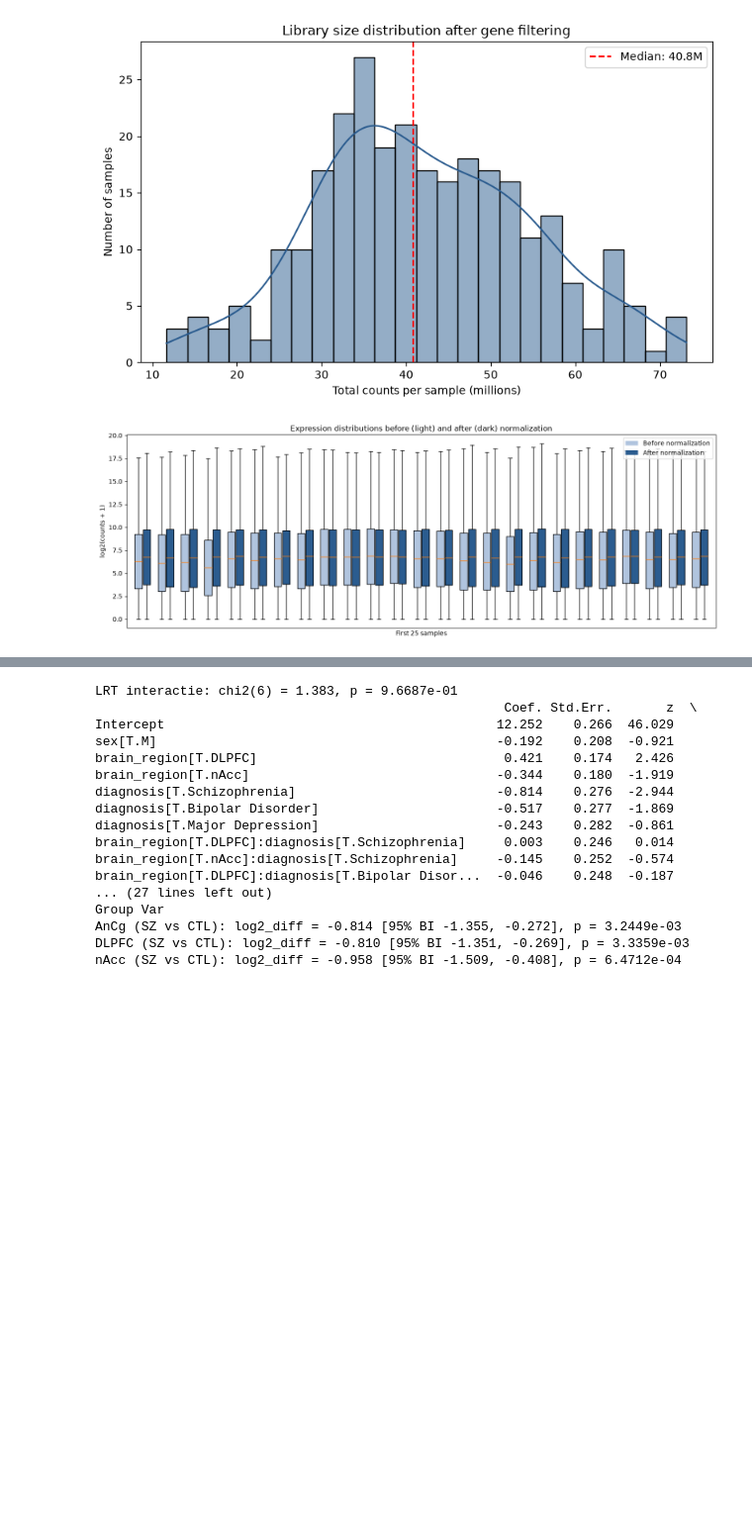
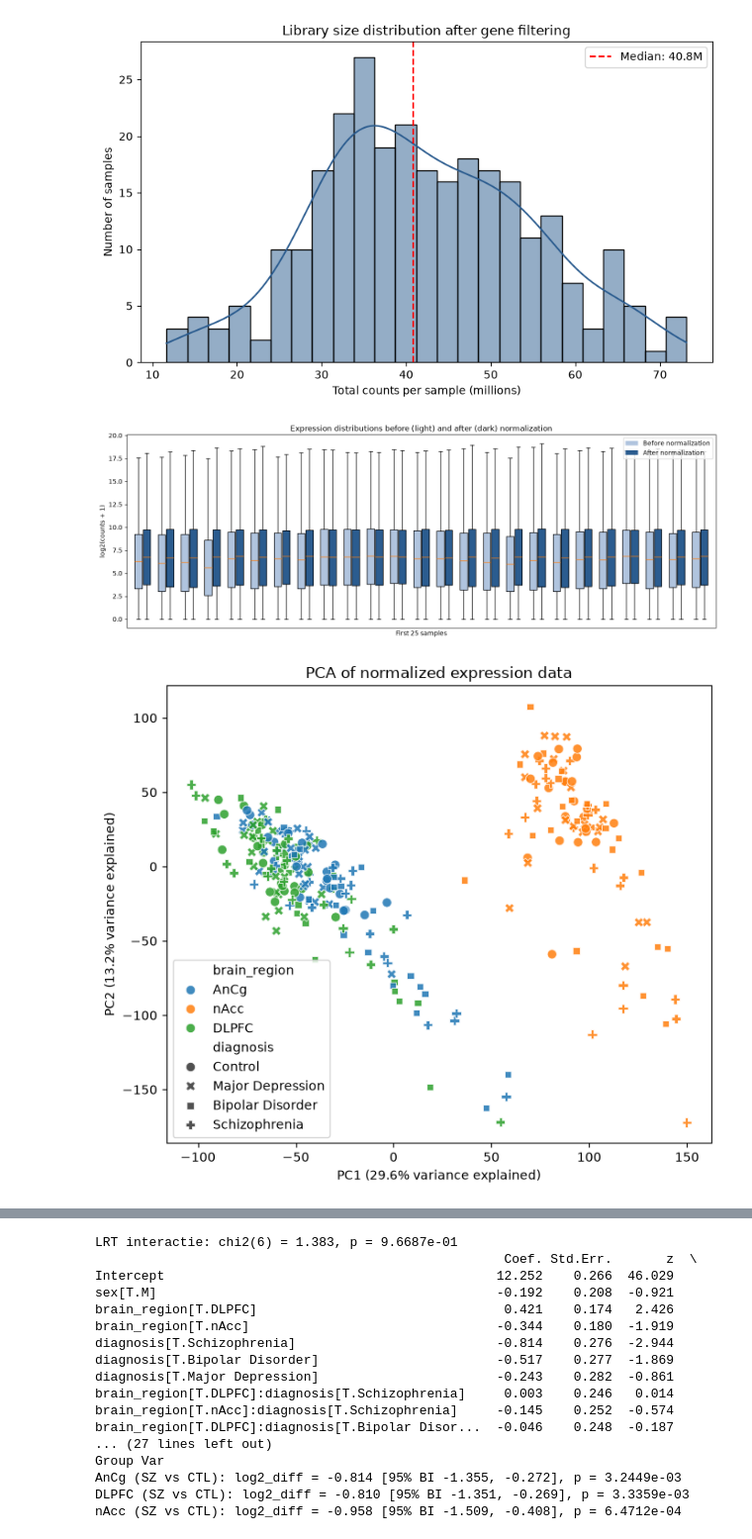
Before and after one commit to margohemerijckx/Group_project_LSABD, a Jupyter notebook: Code/group project-checkpoint.ipynb, the cells around one changed output, grey strips where cells are left out. Shown at 99% size. Drawn from its saved outputs; the diff is of its cells as text; code cells hidden in the pictures; blank space fills up the shorter version.

```diff
--- a/Code/group project-checkpoint.ipynb
+++ b/Code/group project-checkpoint.ipynb
@@ -158,31 +158,100 @@ pca_df = pd.DataFrame(
 
 pca_df = pca_df.join(meta.set_index("description"))
 
+var_exp = pca.explained_variance_ratio_ * 100
+
+plt.figure(figsize=(7, 6))
+
+sns.scatterplot(
+    data=pca_df,
+    x="PC1",
+    y="PC2",
+    hue="brain_region",
+    style="diagnosis",
+    s=55,
+    alpha=0.85
+)
+
+plt.title("PCA of normalized expression data")
+plt.xlabel(f"PC1 ({var_exp[0]:.1f}% variance explained)")
+plt.ylabel(f"PC2 ({var_exp[1]:.1f}% variance explained)")
+plt.tight_layout()
+plt.show()
+
+plt.figure(figsize=(7, 6))
+
+sc = plt.scatter(
+    pca_df["PC1"],
+    pca_df["PC2"],
+    c=pca_df["brain_pH"],
+    cmap="viridis",
+    s=45,
+    alpha=0.85
+)
+
+imp = pca_df[pca_df["donor_id"] == "4463"]
+
+plt.scatter(
+    imp["PC1"],
+    imp["PC2"],
+    facecolors="none",
+    edgecolors="red",
+    s=140,
+    linewidths=1.8,
+    label="Donor 4463 (mean pH)"
+)
+
+plt.colorbar(sc, label="brain_pH")
+
+plt.title("PCA coloured by brain pH")
+plt.xlabel(f"PC1 ({var_exp[0]:.1f}% variance explained)")
+plt.ylabel(f"PC2 ({var_exp[1]:.1f}% variance explained)")
+plt.legend()
+plt.tight_layout()
+plt.show()
+
 # Select the 500 most variable genes and perform hierarchical clustering
 # using Ward's linkage and Euclidean distance.
 top500 = log_norm.var(axis=1).nlargest(500).index
 Z = linkage(
     log_norm.loc[top500].T,
     method="ward",
     metric="euclidean"
 )
+
+plt.figure(figsize=(14, 4.5))
+
+dendrogram(
+    Z,
+    labels=pca_df["brain_region"].values,
+    leaf_rotation=90,
+    leaf_font_size=6,
+    color_threshold=0
+)
+
+plt.title("Hierarchical clustering (Ward linkage, 500 most variable genes)")
+plt.ylabel("Euclidean distance")
+
+plt.tight_layout()
+plt.show()
 # %% [output]
 GSM                 str
 title               str
 description         str
 brain_region        str
 diagnosis           str
 age               int64
 sex                 str
 ethnicity           str
 PMI             float64
 brain_pH        float64
 donor_id          int64
 dtype: object
 ... (12 lines left out)
 1    76
 0    20
 Name: count, dtype: int64
 Number of genes after filtering: 26891
 [figure]
 [figure]
+[figure, added]
```
Also changed, not shown: parts of 2 cells of this notebook.
